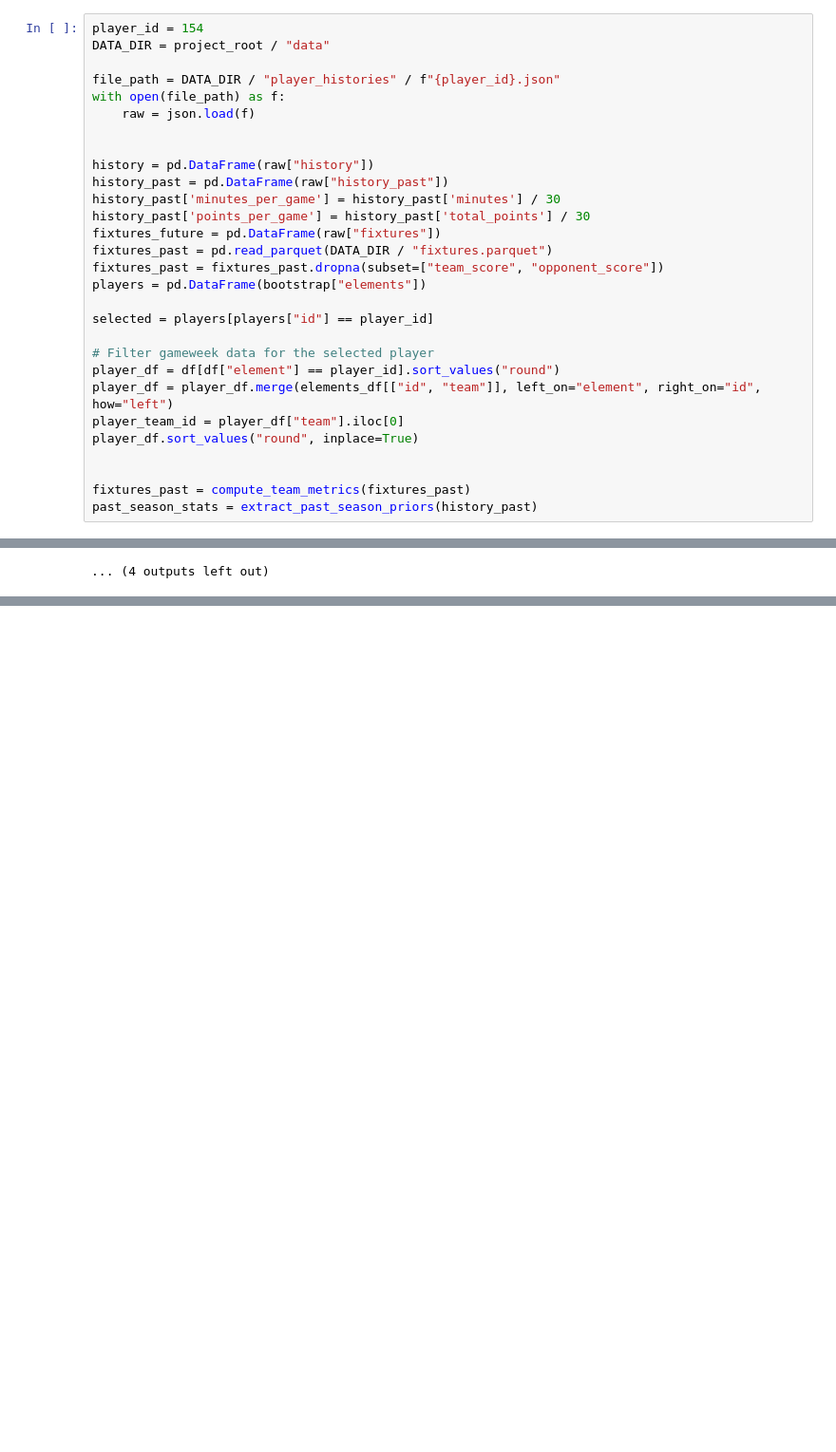
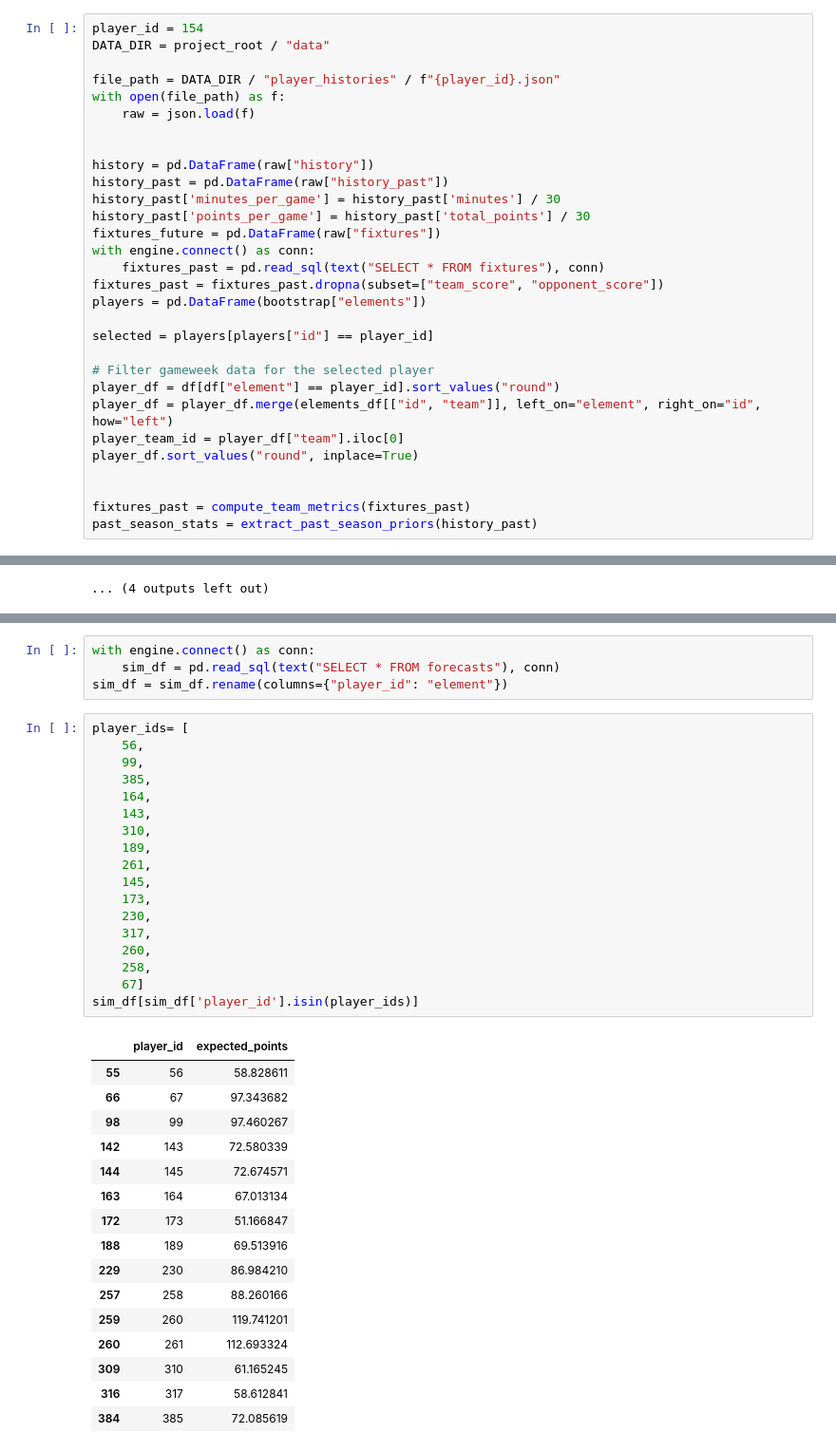
Before and after one commit to axeUUeng/fantasy-allsvenskan-optimiser, a Jupyter notebook: notebooks/player_xP.ipynb, the cells around one changed output, grey strips where cells are left out. Shown at 95% size. Drawn from its saved outputs; the diff is of its cells as text; blank space fills up the shorter version.

```diff
--- a/notebooks/player_xP.ipynb
+++ b/notebooks/player_xP.ipynb
@@ -141,7 +174,8 @@ history_past = pd.DataFrame(raw["history_past"])
 history_past['minutes_per_game'] = history_past['minutes'] / 30
 history_past['points_per_game'] = history_past['total_points'] / 30
 fixtures_future = pd.DataFrame(raw["fixtures"])
-fixtures_past = pd.read_parquet(DATA_DIR / "fixtures.parquet")
+with engine.connect() as conn:
+    fixtures_past = pd.read_sql(text("SELECT * FROM fixtures"), conn)
 fixtures_past = fixtures_past.dropna(subset=["team_score", "opponent_score"])
 players = pd.DataFrame(bootstrap["elements"])
 
@@ -340,3 +374,42 @@ visualize_simulation(
 )
 # %% [output]
 [figure]
+# %%
+with engine.connect() as conn:
+    sim_df = pd.read_sql(text("SELECT * FROM forecasts"), conn)
+sim_df = sim_df.rename(columns={"player_id": "element"})
+# %%
+player_ids= [
+    56,
+    99,
+    385,
+    164,
+    143,
+    310,
+    189,
+    261,
+    145,
+    173,
+    230,
+    317,
+    260,
+    258,
+    67]
+sim_df[sim_df['player_id'].isin(player_ids)]
+# %% [output]
+|  | player_id | expected_points |
+| 55 | 56 | 58.828611 |
+| 66 | 67 | 97.343682 |
+| 98 | 99 | 97.460267 |
+| 142 | 143 | 72.580339 |
+| 144 | 145 | 72.674571 |
+| 163 | 164 | 67.013134 |
+| 172 | 173 | 51.166847 |
+| 188 | 189 | 69.513916 |
+| 229 | 230 | 86.984210 |
+| 257 | 258 | 88.260166 |
+| 259 | 260 | 119.741201 |
+| 260 | 261 | 112.693324 |
+| 309 | 310 | 61.165245 |
+| 316 | 317 | 58.612841 |
+| 384 | 385 | 72.085619 |
```
Also changed, not shown: parts of 8 cells of this notebook, 3 other files.
